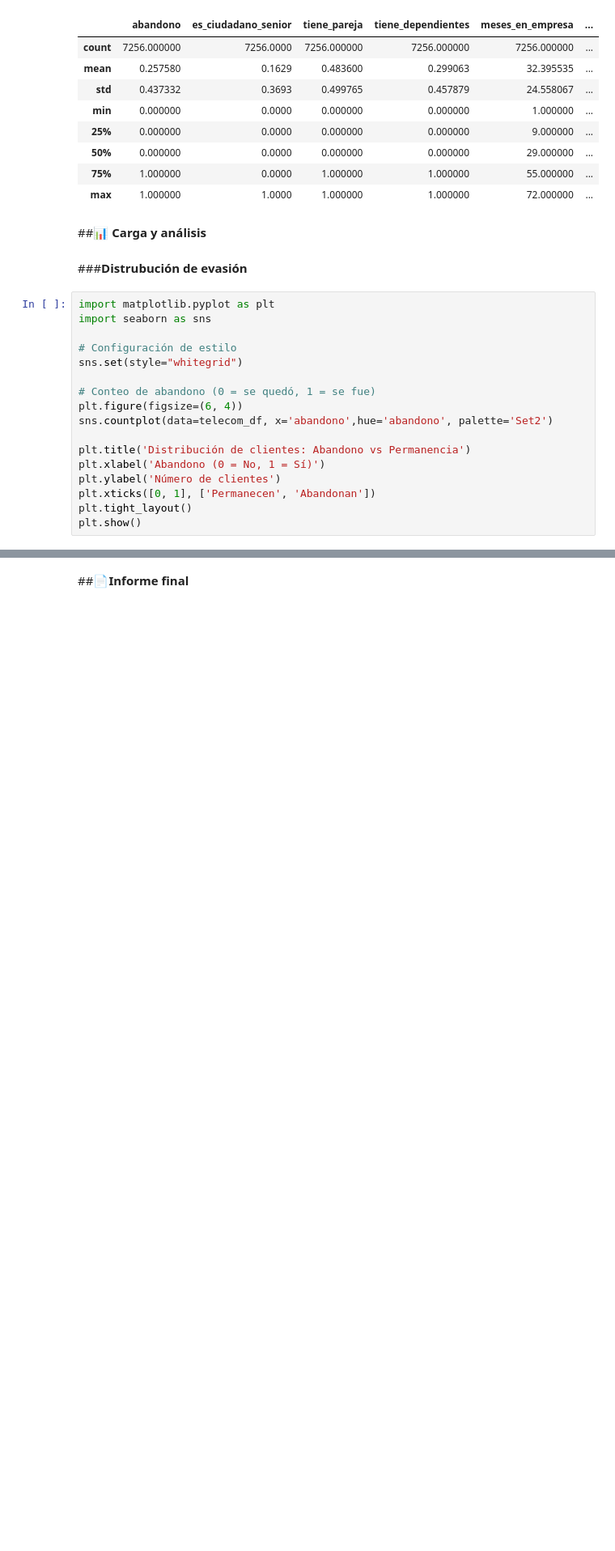
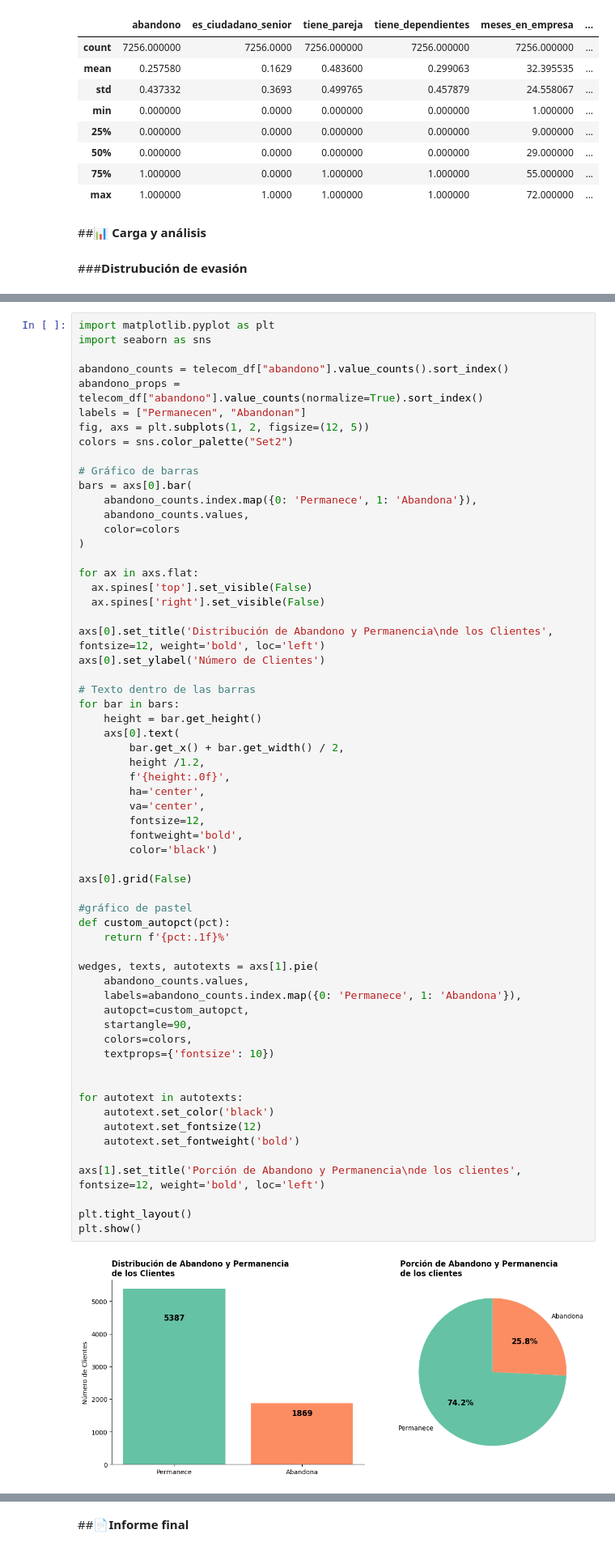
Before and after one commit to angelesGladin/TelecomX_latam, a Jupyter notebook: TelecomX_LATAM.ipynb, the cells around one changed output, grey strips where cells are left out. Shown: that part at 81% size. Cells and saved outputs as stored; diff of their text form; blank space fills up the shorter version.

Commit message:
avance de gráficos

```diff
--- a/TelecomX_LATAM.ipynb
+++ b/TelecomX_LATAM.ipynb
@@ -318,20 +318,3 @@ telecom_df.describe()
 ##📊 **Carga y análisis**
 # %% [markdown]
 ###**Distrubución de evasión**
-# %%
-import matplotlib.pyplot as plt
-import seaborn as sns
-
-# Configuración de estilo
-sns.set(style="whitegrid")
-
-# Conteo de abandono (0 = se quedó, 1 = se fue)
-plt.figure(figsize=(6, 4))
-sns.countplot(data=telecom_df, x='abandono',hue='abandono', palette='Set2')
-
-plt.title('Distribución de clientes: Abandono vs Permanencia')
-plt.xlabel('Abandono (0 = No, 1 = Sí)')
-plt.ylabel('Número de clientes')
-plt.xticks([0, 1], ['Permanecen', 'Abandonan'])
-plt.tight_layout()
-plt.show()
@@ -339,0 +321,63 @@ plt.show()
+# %%
+import matplotlib.pyplot as plt
+import seaborn as sns
+
+abandono_counts = telecom_df["abandono"].value_counts().sort_index()
+abandono_props = telecom_df["abandono"].value_counts(normalize=True).sort_index()
+labels = ["Permanecen", "Abandonan"]
+fig, axs = plt.subplots(1, 2, figsize=(12, 5))
+colors = sns.color_palette("Set2")
+
+# Gráfico de barras
+bars = axs[0].bar(
+    abandono_counts.index.map({0: 'Permanece', 1: 'Abandona'}),
+    abandono_counts.values,
+    color=colors
+)
+
+for ax in axs.flat:
+  ax.spines['top'].set_visible(False)
+  ax.spines['right'].set_visible(False)
+
+axs[0].set_title('Distribución de Abandono y Permanencia\nde los Clientes', fontsize=12, weight='bold', loc='left')
+axs[0].set_ylabel('Número de Clientes')
+
+# Texto dentro de las barras
+for bar in bars:
+    height = bar.get_height()
+    axs[0].text(
+        bar.get_x() + bar.get_width() / 2,
+        height /1.2,
+        f'{height:.0f}',
+        ha='center',
+        va='center',
+        fontsize=12,
+        fontweight='bold',
+        color='black')
+
+axs[0].grid(False)
+
+#gráfico de pastel
+def custom_autopct(pct):
+    return f'{pct:.1f}%'
+
+wedges, texts, autotexts = axs[1].pie(
+    abandono_counts.values,
+    labels=abandono_counts.index.map({0: 'Permanece', 1: 'Abandona'}),
+    autopct=custom_autopct,
+    startangle=90,
+    colors=colors,
+    textprops={'fontsize': 10})
+
+
+for autotext in autotexts:
+    autotext.set_color('black')
+    autotext.set_fontsize(12)
+    autotext.set_fontweight('bold')
+
+axs[1].set_title('Porción de Abandono y Permanencia\nde los clientes', fontsize=12, weight='bold', loc='left')
+
+plt.tight_layout()
+plt.show()
+# %% [output]
+[figure, added]
```
Also changed, not shown: parts of 12 cells of this notebook.
